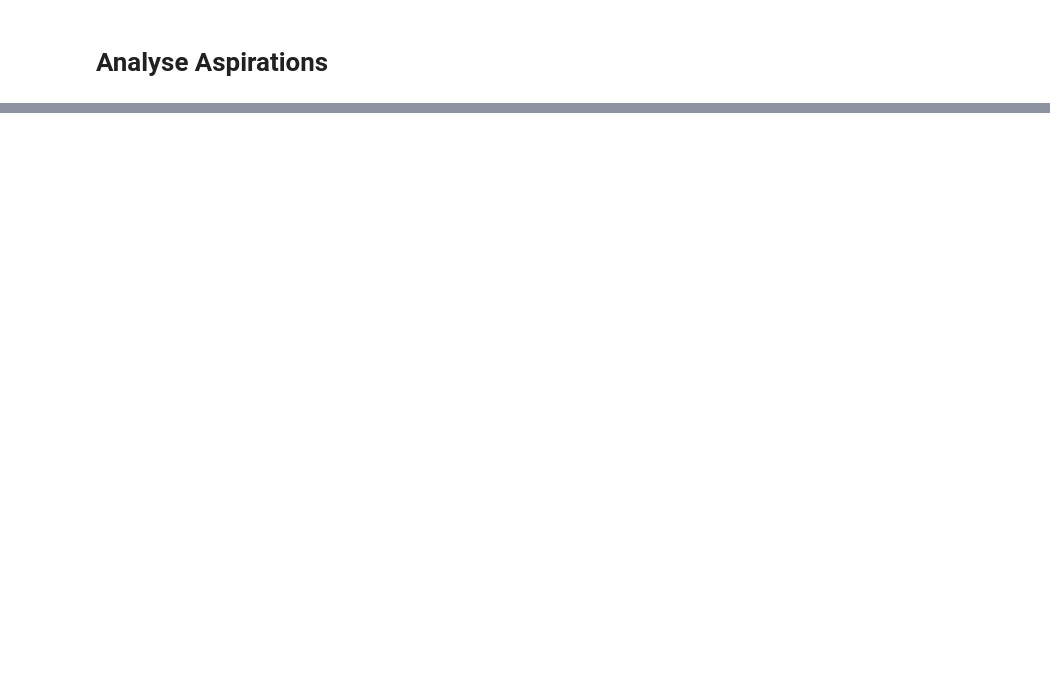
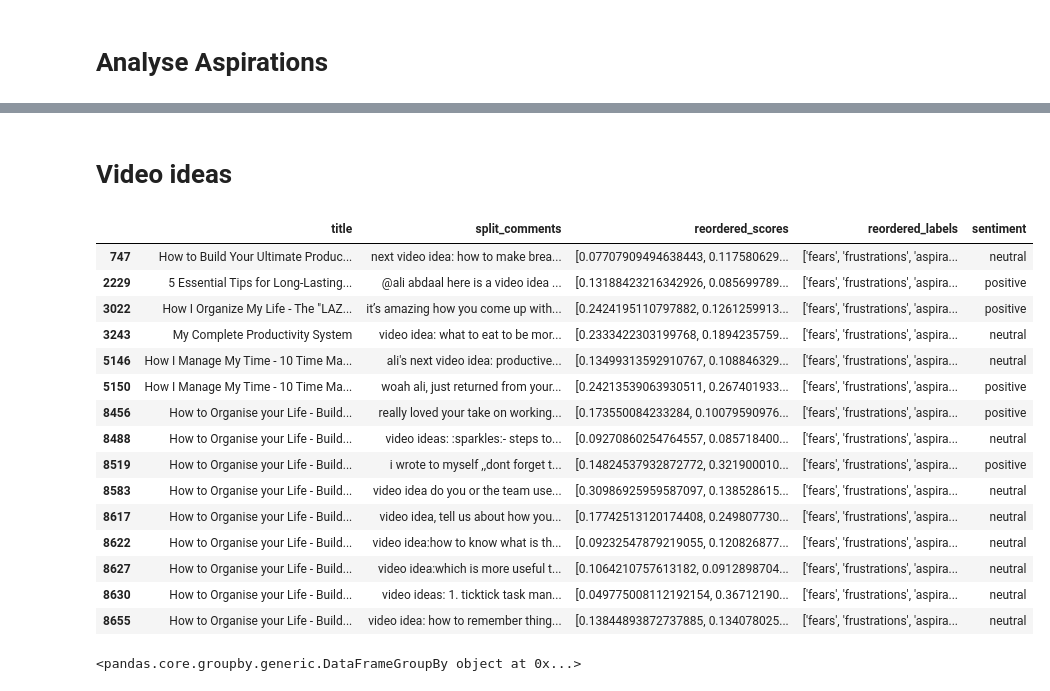
Before and after one commit to SiddhantG11/YouTube_Analysis, a Jupyter notebook: analysis.ipynb, the cells around one changed output, grey strips where cells are left out. Saved outputs shown, nothing was run; the diff lists cells and outputs as text; code cells hidden in the pictures; blank space fills up the shorter version.

```diff
--- a/analysis.ipynb
+++ b/analysis.ipynb
@@ -149,0 +117,21 @@ aspirations = df.sort_values(by='reordered_scores', key=lambda x: x.apply(lambda
+# %% [markdown]
+# Video ideas
+# %%
+df[df['split_comments'].str.contains('video idea',case=False, na=False)].head(15)
+# %% [output]
+|  | title | split_comments | reordered_scores | reordered_labels | sentiment |
+| 747 | How to Build Your Ultimate Produc... | next video idea: how to make brea... | [0.07707909494638443, 0.117580629... | ['fears', 'frustrations', 'aspira... | neutral |
+| 2229 | 5 Essential Tips for Long-Lasting... | @ali abdaal here is a video idea ... | [0.13188423216342926, 0.085699789... | ['fears', 'frustrations', 'aspira... | positive |
+| 3022 | How I Organize My Life - The "LAZ... | it’s amazing how you come up with... | [0.2424195110797882, 0.1261259913... | ['fears', 'frustrations', 'aspira... | positive |
+| 3243 | My Complete Productivity System | video idea: what to eat to be mor... | [0.2333422303199768, 0.1894235759... | ['fears', 'frustrations', 'aspira... | neutral |
+| 5146 | How I Manage My Time - 10 Time Ma... | ali's next video idea: productive... | [0.13499313592910767, 0.108846329... | ['fears', 'frustrations', 'aspira... | neutral |
+| 5150 | How I Manage My Time - 10 Time Ma... | woah ali, just returned from your... | [0.24213539063930511, 0.267401933... | ['fears', 'frustrations', 'aspira... | positive |
+| 8456 | How to Organise your Life - Build... | really loved your take on working... | [0.173550084233284, 0.10079590976... | ['fears', 'frustrations', 'aspira... | positive |
+| 8488 | How to Organise your Life - Build... | video ideas: :sparkles:- steps to... | [0.09270860254764557, 0.085718400... | ['fears', 'frustrations', 'aspira... | neutral |
+| 8519 | How to Organise your Life - Build... | i wrote to myself ,,dont forget t... | [0.14824537932872772, 0.321900010... | ['fears', 'frustrations', 'aspira... | positive |
+| 8583 | How to Organise your Life - Build... | video idea do you or the team use... | [0.30986925959587097, 0.138528615... | ['fears', 'frustrations', 'aspira... | neutral |
+| 8617 | How to Organise your Life - Build... | video idea, tell us about how you... | [0.17742513120174408, 0.249807730... | ['fears', 'frustrations', 'aspira... | neutral |
+| 8622 | How to Organise your Life - Build... | video idea:how to know what is th... | [0.09232547879219055, 0.120826877... | ['fears', 'frustrations', 'aspira... | neutral |
+| 8627 | How to Organise your Life - Build... | video idea:which is more useful t... | [0.1064210757613182, 0.0912898704... | ['fears', 'frustrations', 'aspira... | neutral |
+| 8630 | How to Organise your Life - Build... | video ideas: 1. ticktick task man... | [0.049775008112192154, 0.36712190... | ['fears', 'frustrations', 'aspira... | neutral |
+| 8655 | How to Organise your Life - Build... | video idea: how to remember thing... | [0.13844893872737885, 0.134078025... | ['fears', 'frustrations', 'aspira... | neutral |
@@ -149,0 +140,4 @@ aspirations = df.sort_values(by='reordered_scores', key=lambda x: x.apply(lambda
+# %%
+group_title
+# %% [output]
+<pandas.core.groupby.generic.DataFrameGroupBy object at 0x...>
```
Also changed, not shown: parts of 18 cells of this notebook.
